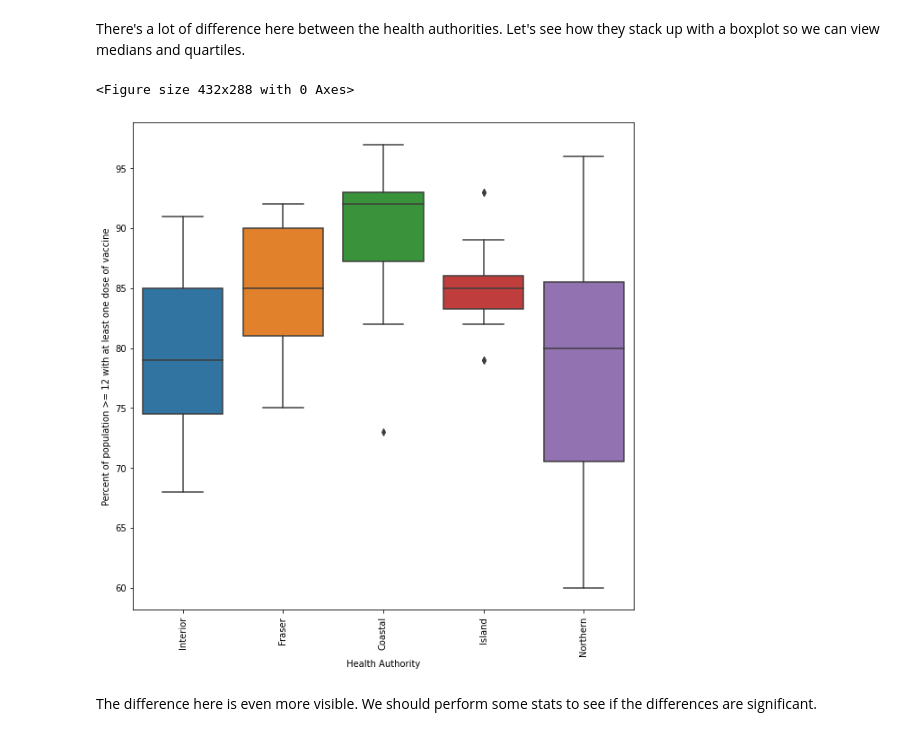
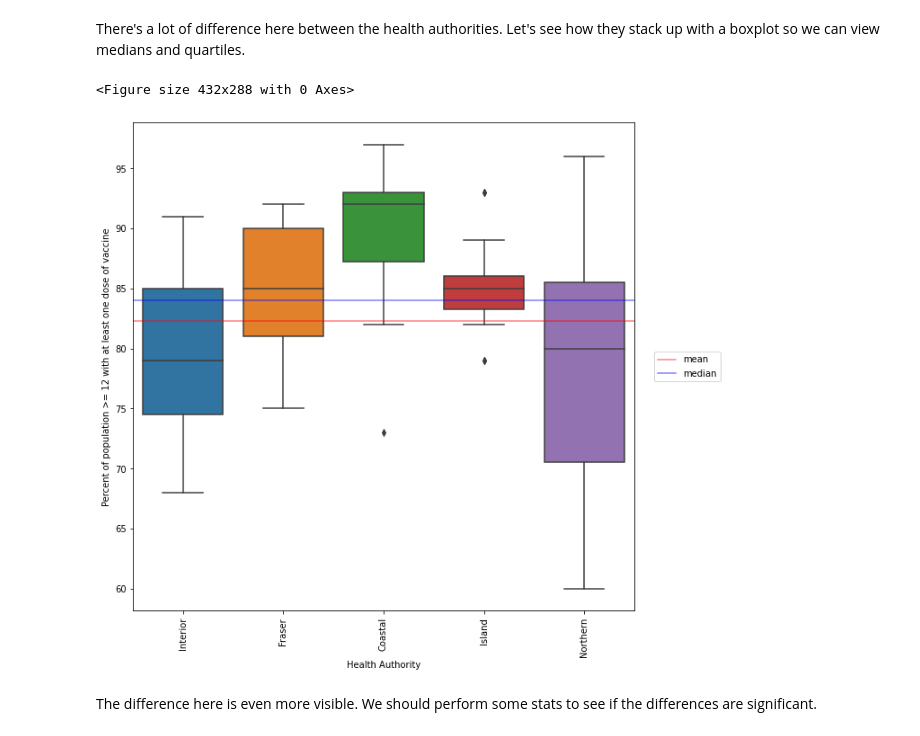
Before and after one commit to racheldunn/vaccination-rates-datajam-team4, a Jupyter notebook: notebooks/vaccination-data-cleaning-exploration.ipynb, the cells around one changed output. Cells and saved outputs as stored; diff of their text form; code cells hidden in the pictures.

```diff
--- a/notebooks/vaccination-data-cleaning-exploration.ipynb
+++ b/notebooks/vaccination-data-cleaning-exploration.ipynb
@@ -93,13 +93,18 @@ There's a lot of difference here between the health authorities. Let's see how t
 # %%
 plt.clf()
 fig, ax = plt.subplots(figsize = (10,10))
 sns.boxplot(x= 'ha', y='D1_12_coverage', data = lha_df)
 plt.xticks(rotation = 'vertical')
 plt.xlabel('Health Authority')
 plt.ylabel('Percent of population >= 12 with at least one dose of vaccine')
+# mean among all local health authorities is red horizontal line
+plt.axhline(y=lha_df.D1_12_coverage.mean(), color = 'r', alpha = 0.5, label = 'mean')
+# median among all local health authorities is blue horizontal line
+plt.axhline(y=lha_df.D1_12_coverage.median(), color = 'b', alpha = 0.5, label = 'median')
+plt.legend(bbox_to_anchor=(1.04,0.5), loc="center left", borderaxespad=0)
 plt.show()
 # %% [output]
 <Figure size 432x288 with 0 Axes>
-[figure, old version]
+[figure, new version]
 # %% [markdown]
 The difference here is even more visible. We should perform some stats to see if the differences are significant.
```
Also changed, not shown: parts of 4 cells of this notebook, 2 other files.
